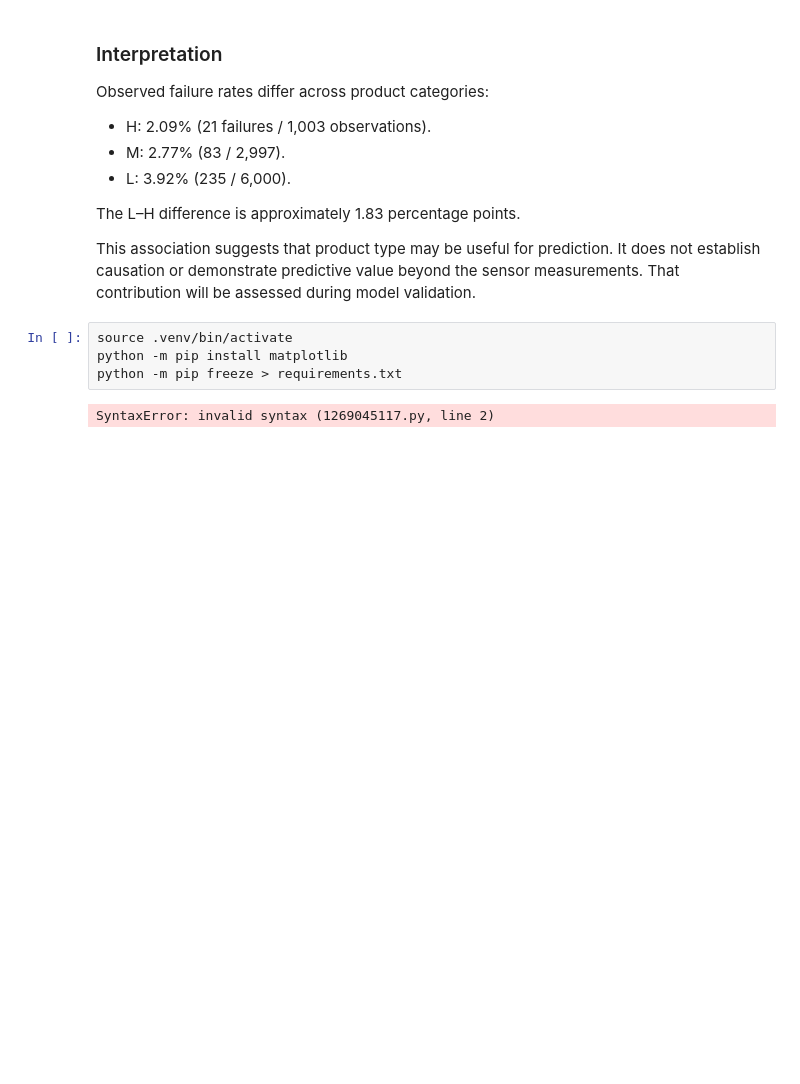
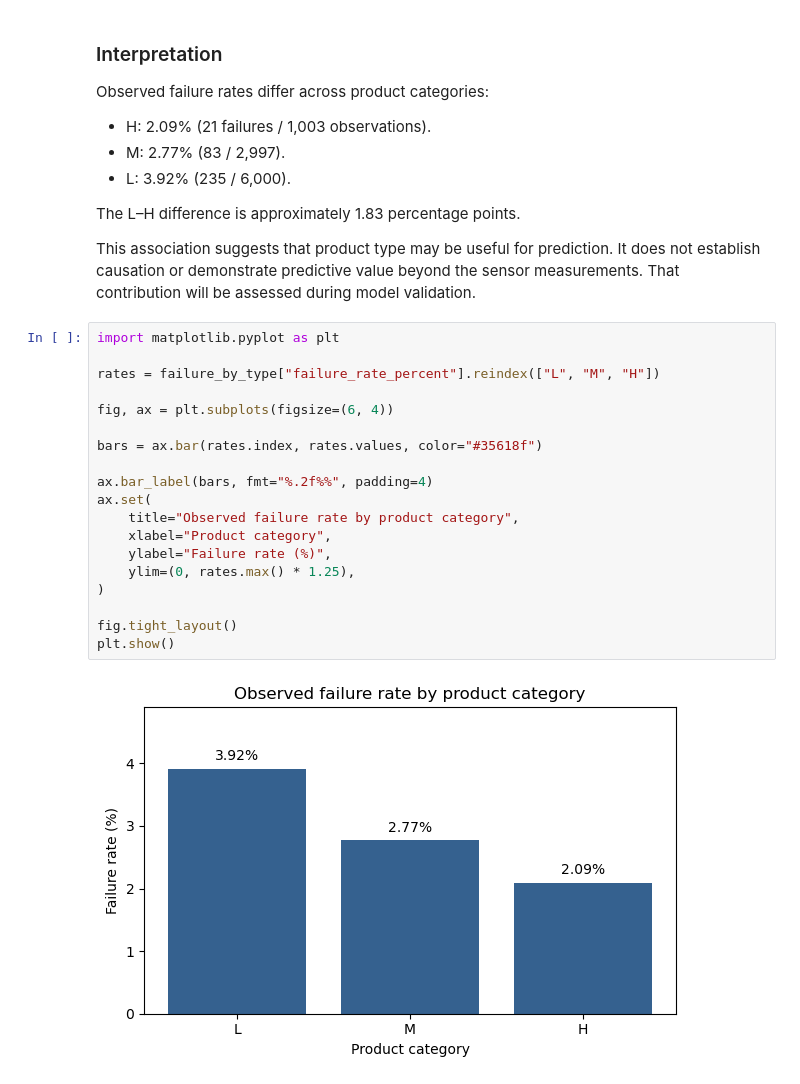
Before and after one commit to sayfcha/maintenance-industrial-mlops, a Jupyter notebook: notebooks/01_data_exploration.ipynb, the cells around one changed output. Saved outputs shown, nothing was run; the diff lists cells and outputs as text; blank space fills up the shorter version.

```diff
--- a/notebooks/01_data_exploration.ipynb
+++ b/notebooks/01_data_exploration.ipynb
@@ -314,8 +314,23 @@ It does not establish causation or demonstrate predictive value beyond
 the sensor measurements. That contribution will be assessed during
 model validation.
 # %%
-source .venv/bin/activate
-python -m pip install matplotlib
-python -m pip freeze > requirements.txt
+import matplotlib.pyplot as plt
+
+rates = failure_by_type["failure_rate_percent"].reindex(["L", "M", "H"])
+
+fig, ax = plt.subplots(figsize=(6, 4))
+
+bars = ax.bar(rates.index, rates.values, color="#35618f")
+
+ax.bar_label(bars, fmt="%.2f%%", padding=4)
+ax.set(
+    title="Observed failure rate by product category",
+    xlabel="Product category",
+    ylabel="Failure rate (%)",
+    ylim=(0, rates.max() * 1.25),
+)
+
+fig.tight_layout()
+plt.show()
 # %% [output]
-SyntaxError: invalid syntax (1269045117.py, line 2)
+[figure, added]
```
Also changed, not shown: parts of 5 cells of this notebook, 1 other file.
